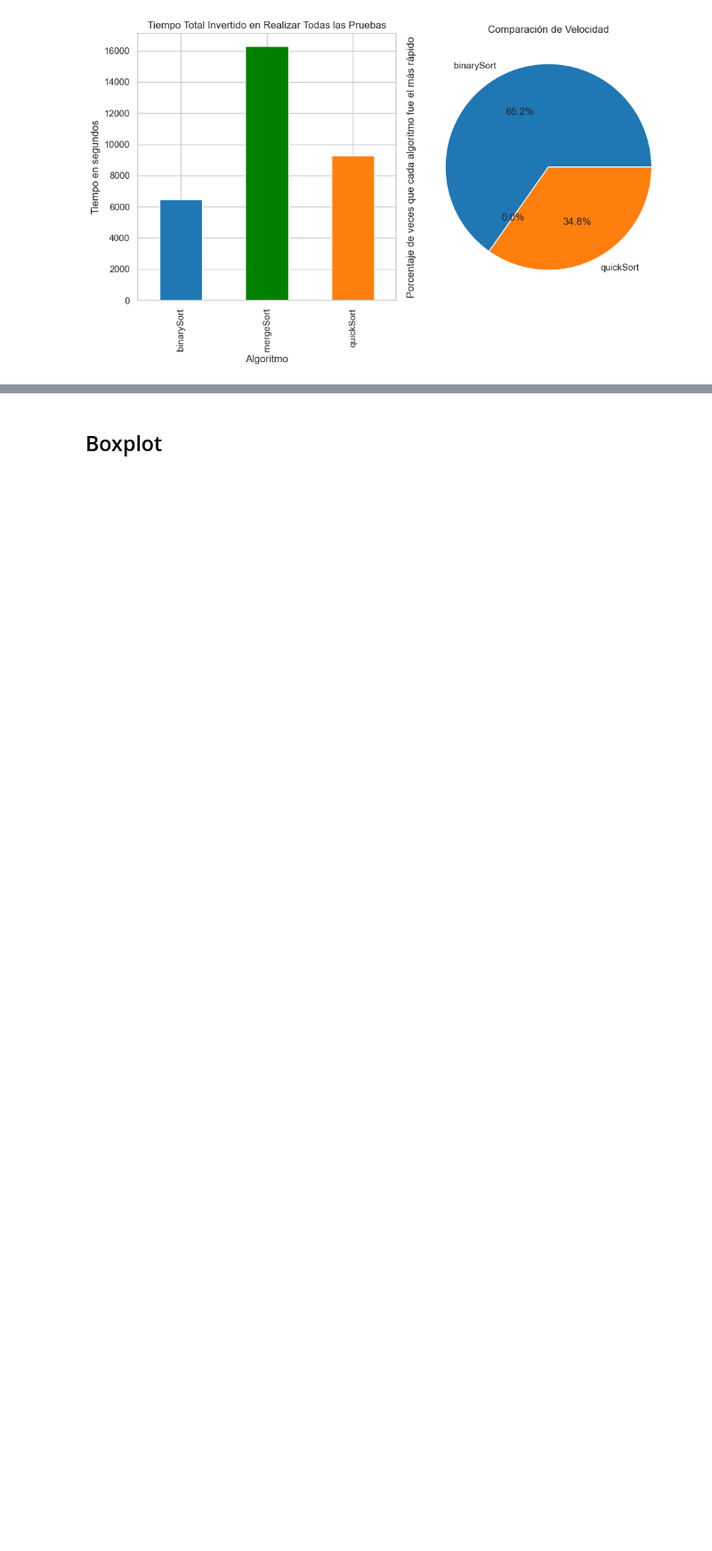
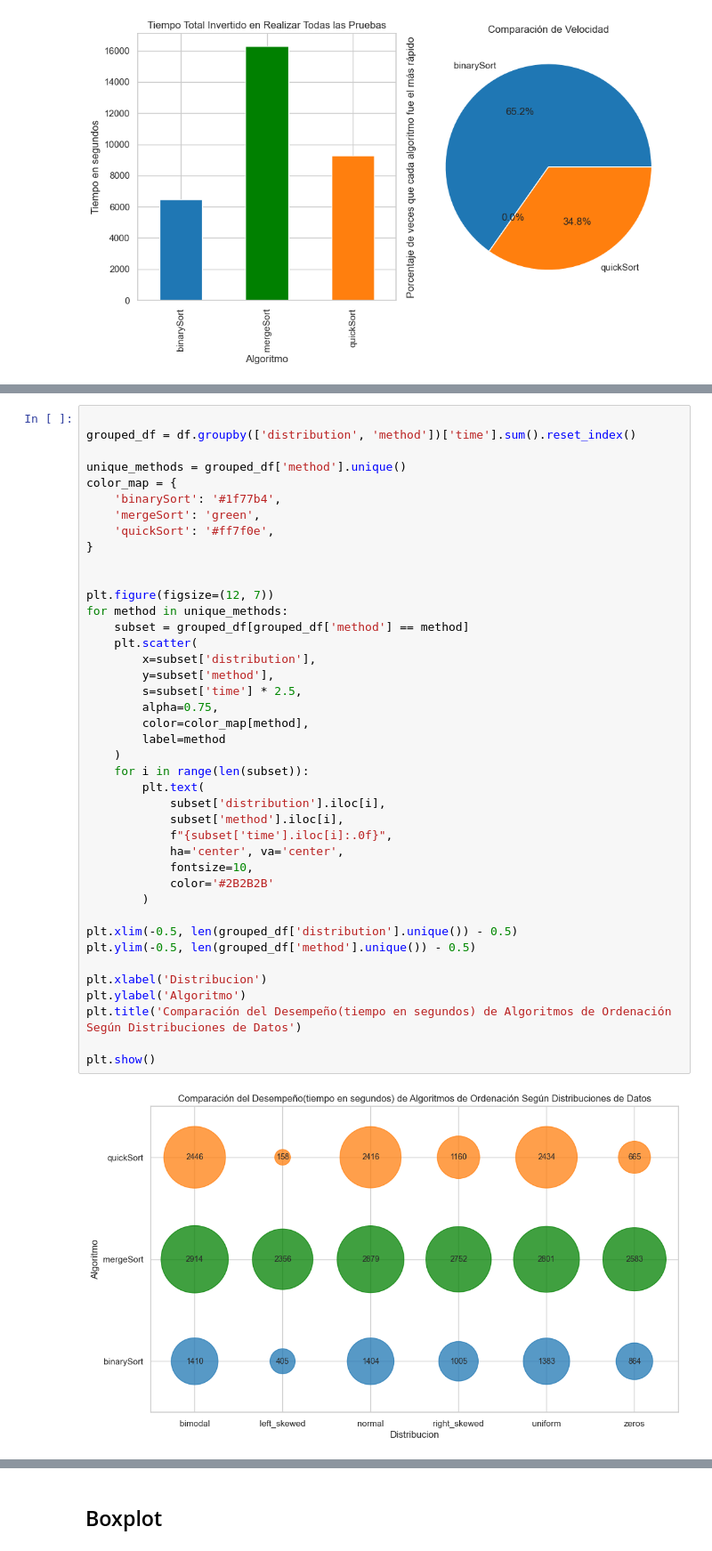
Before and after one commit to ulisac04/publico, a Jupyter notebook: index.ipynb, the cells around one changed output, grey strips where cells are left out. Shown at 89% size. Saved outputs shown, nothing was run; the diff lists cells and outputs as text; blank space fills up the shorter version.

```diff
--- a/index.ipynb
+++ b/index.ipynb
@@ -358,0 +375,43 @@ plt.show()
+# %%
+
+grouped_df = df.groupby(['distribution', 'method'])['time'].sum().reset_index()
+
+unique_methods = grouped_df['method'].unique()
+color_map = {
+    'binarySort': '#1f77b4',
+    'mergeSort': 'green',
+    'quickSort': '#ff7f0e',
+}
+
+
+plt.figure(figsize=(12, 7))
+for method in unique_methods:
+    subset = grouped_df[grouped_df['method'] == method]
+    plt.scatter(
+        x=subset['distribution'],
+        y=subset['method'],
+        s=subset['time'] * 2.5,
+        alpha=0.75,
+        color=color_map[method],
+        label=method
+    )
+    for i in range(len(subset)):
+        plt.text(
+            subset['distribution'].iloc[i],
+            subset['method'].iloc[i],
+            f"{subset['time'].iloc[i]:.0f}",
+            ha='center', va='center',
+            fontsize=10,
+            color='#2B2B2B'
+        )
+
+plt.xlim(-0.5, len(grouped_df['distribution'].unique()) - 0.5)
+plt.ylim(-0.5, len(grouped_df['method'].unique()) - 0.5)
+
+plt.xlabel('Distribucion')
+plt.ylabel('Algoritmo')
+plt.title('Comparación del Desempeño(tiempo en segundos) de Algoritmos de Ordenación Según Distribuciones de Datos')
+
+plt.show()
+# %% [output]
+[figure, added]
```
Also changed, not shown: parts of 44 cells of this notebook.
